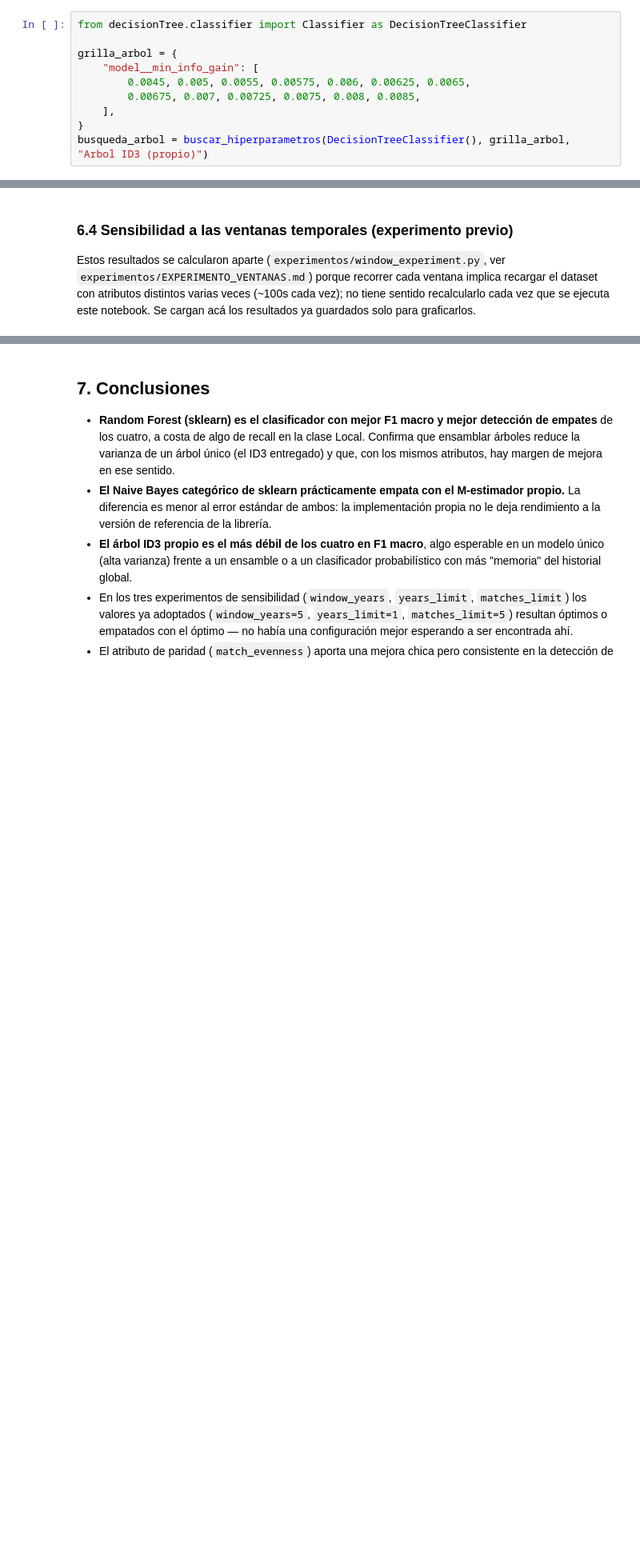
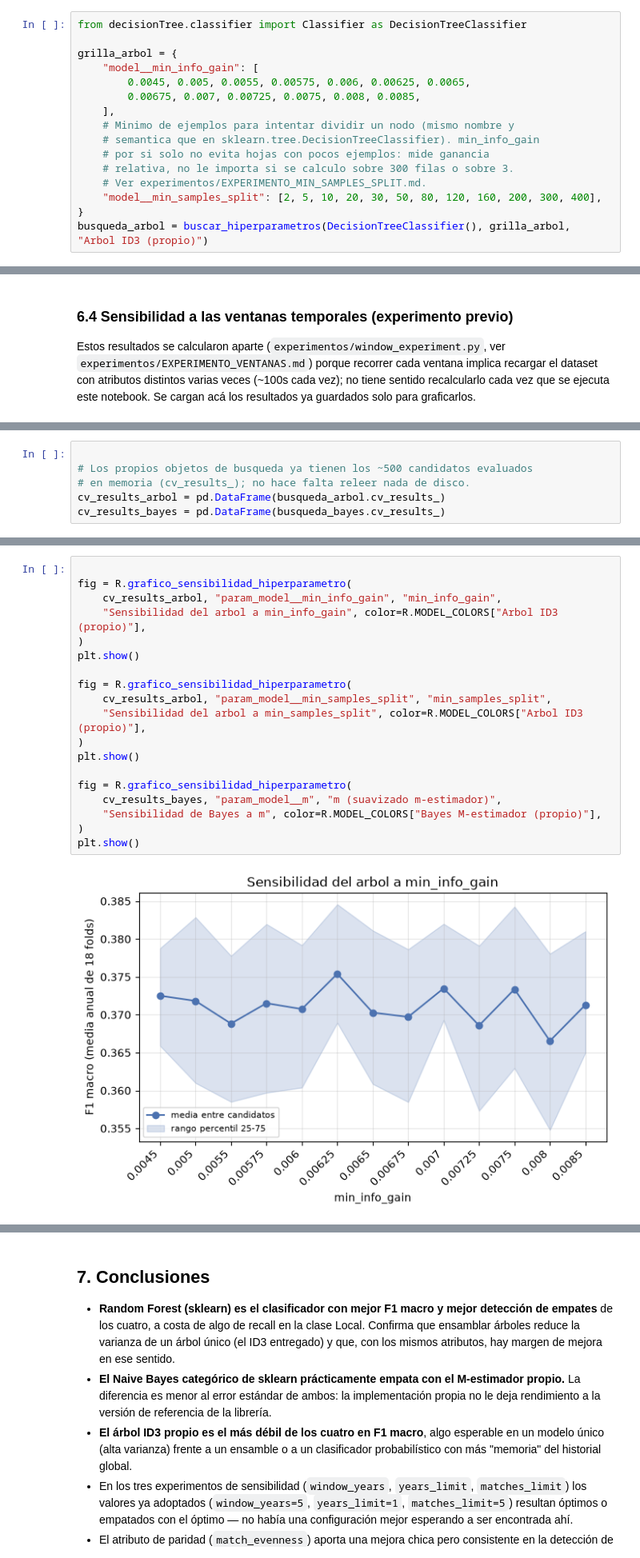
Before and after one commit to matiasencion/AprendizajeAutomatico, a Jupyter notebook: Tarea1/dataset/entrega.ipynb, the cells around one changed output, grey strips where cells are left out. Shown at 80% size. Drawn from its saved outputs; the diff is of its cells as text; blank space fills up the shorter version.

Commit message:
resultados finales

```diff
--- a/Tarea1/dataset/entrega.ipynb
+++ b/Tarea1/dataset/entrega.ipynb
@@ -246,6 +246,12 @@ grilla_arbol = {
         0.0045, 0.005, 0.0055, 0.00575, 0.006, 0.00625, 0.0065,
         0.00675, 0.007, 0.00725, 0.0075, 0.008, 0.0085,
     ],
+    # Minimo de ejemplos para intentar dividir un nodo (mismo nombre y
+    # semantica que en sklearn.tree.DecisionTreeClassifier). min_info_gain
+    # por si solo no evita hojas con pocos ejemplos: mide ganancia
+    # relativa, no le importa si se calculo sobre 300 filas o sobre 3.
+    # Ver experimentos/EXPERIMENTO_MIN_SAMPLES_SPLIT.md.
+    "model__min_samples_split": [2, 5, 10, 20, 30, 50, 80, 120, 160, 200, 300, 400],
 }
 busqueda_arbol = buscar_hiperparametros(DecisionTreeClassifier(), grilla_arbol, "Arbol ID3 (propio)")
 # %% [output]
@@ -549,0 +557,6 @@ plt.show()
+# %%
+
+# Los propios objetos de busqueda ya tienen los ~500 candidatos evaluados
+# en memoria (cv_results_); no hace falta releer nada de disco.
+cv_results_arbol = pd.DataFrame(busqueda_arbol.cv_results_)
+cv_results_bayes = pd.DataFrame(busqueda_bayes.cv_results_)
@@ -549,0 +565,21 @@ plt.show()
+# %%
+
+fig = R.grafico_sensibilidad_hiperparametro(
+    cv_results_arbol, "param_model__min_info_gain", "min_info_gain",
+    "Sensibilidad del arbol a min_info_gain", color=R.MODEL_COLORS["Arbol ID3 (propio)"],
+)
+plt.show()
+
+fig = R.grafico_sensibilidad_hiperparametro(
+    cv_results_arbol, "param_model__min_samples_split", "min_samples_split",
+    "Sensibilidad del arbol a min_samples_split", color=R.MODEL_COLORS["Arbol ID3 (propio)"],
+)
+plt.show()
+
+fig = R.grafico_sensibilidad_hiperparametro(
+    cv_results_bayes, "param_model__m", "m (suavizado m-estimador)",
+    "Sensibilidad de Bayes a m", color=R.MODEL_COLORS["Bayes M-estimador (propio)"],
+)
+plt.show()
+# %% [output]
+[figure, added]
```
Also changed, not shown: parts of 19 cells of this notebook, 9 other files.
